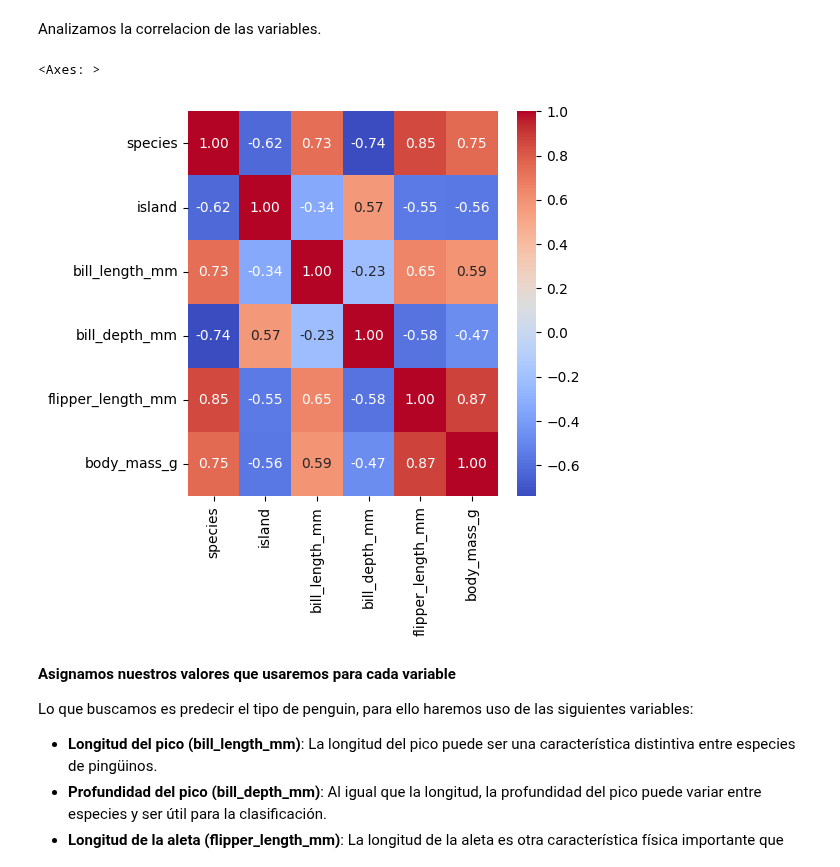
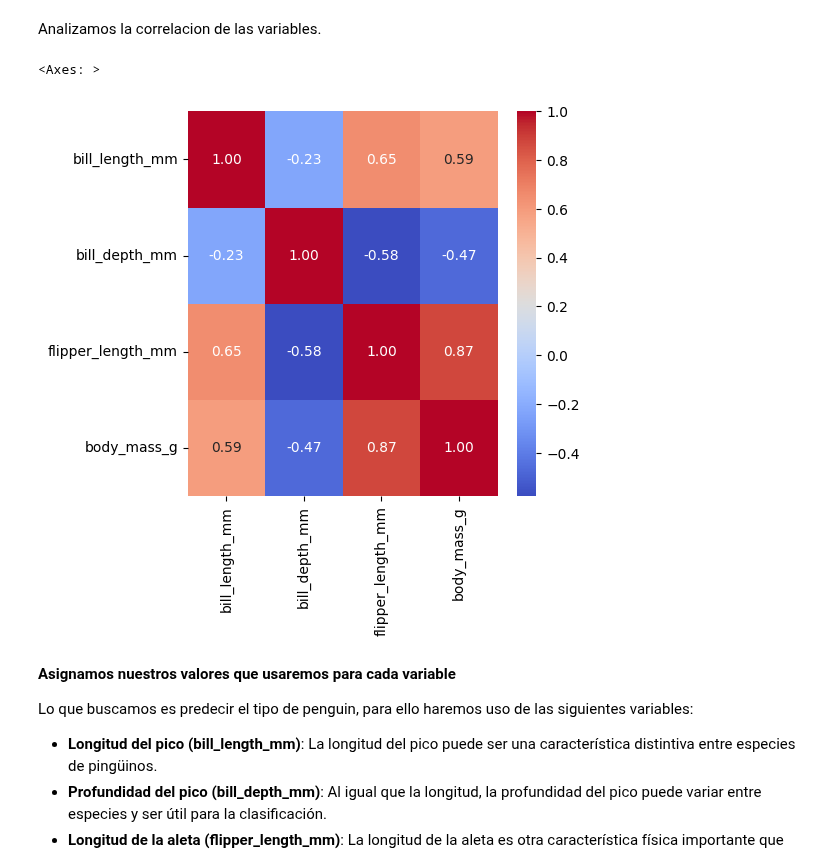
Before and after one commit to AlejandroVillasenor/MachineLearning, a Jupyter notebook: KNN/penguinknn.ipynb, the cells around one changed output. Drawn from its saved outputs; the diff is of its cells as text; code cells hidden in the pictures.

```diff
--- a/KNN/penguinknn.ipynb
+++ b/KNN/penguinknn.ipynb
@@ -60,7 +60,7 @@ memory usage: 18.9+ KB
 Eliminamos los datos nulos para poder trabajar con los restantes, de forma en que solo se cuenten con datos completos.
 # %%
 # A las filas nulas las eliminamos
-penguins = penguins.dropna()
+penguins.dropna(inplace=True)
 penguins.info()
 # %% [output]
 <class 'pandas.core.frame.DataFrame'>
@@ -146,12 +146,12 @@ Analizamos la correlacion de las variables.
 # %%
 #Correlación
 plt.figure(figsize=(5, 5))
 #Matriz de correlación sin sex, species e island
-variables = ['species','island','bill_length_mm', 'bill_depth_mm', 'flipper_length_mm', 'body_mass_g']
+variables = ['bill_length_mm', 'bill_depth_mm', 'flipper_length_mm', 'body_mass_g']
 sns.heatmap(penguins[variables].corr(), annot=True, fmt='.2f', cmap='coolwarm')
 # %% [output]
 <Axes: >
-[figure, old version]
+[figure, new version]
 # %% [markdown]
 **Asignamos nuestros valores que usaremos para cada variable**
 
```
Also changed, not shown: parts of 5 cells of this notebook.
